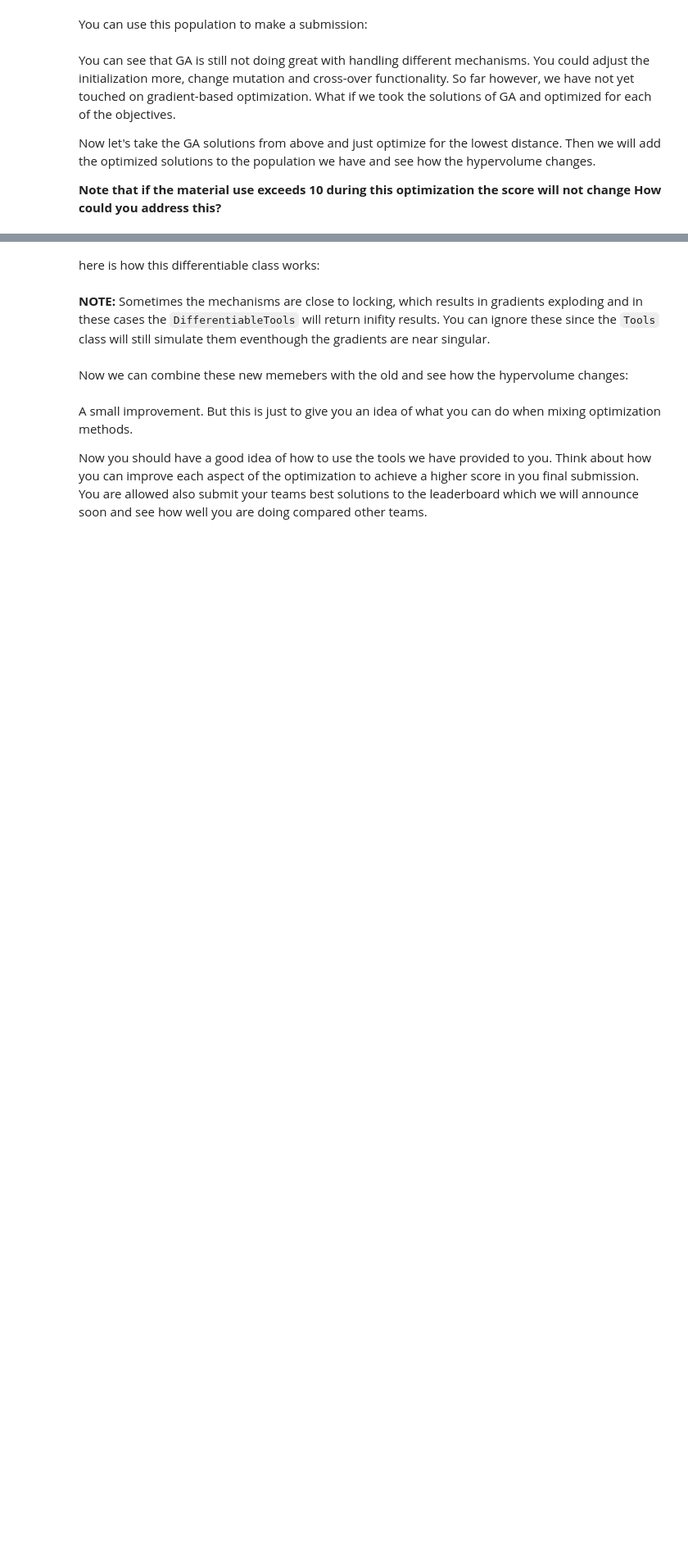
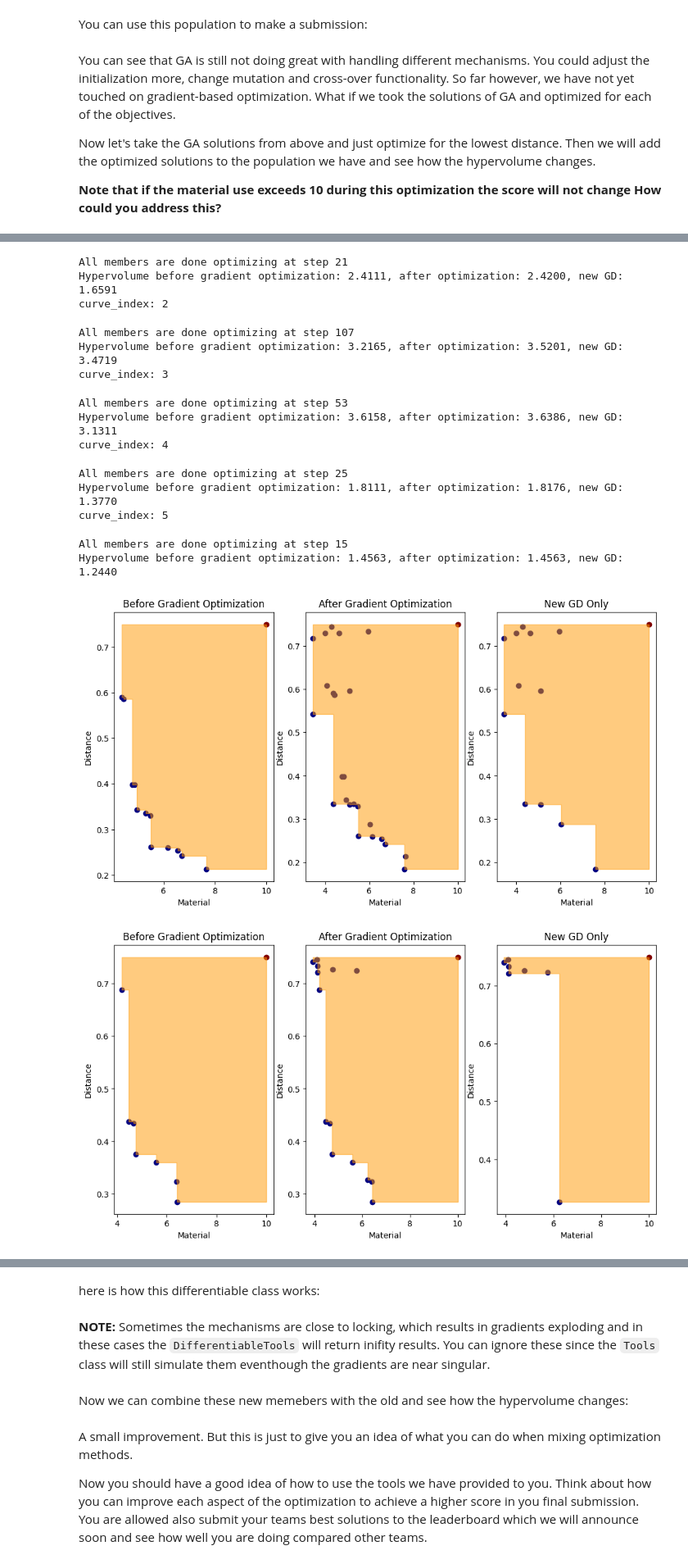
Before and after one commit to PatrykPrezyna/2155-Optimization-Challenge-Problem, a Jupyter notebook: Advanced_Starter_Notebook.ipynb, the cells around one changed output, grey strips where cells are left out. Shown: that part at 82% size. Drawn from its saved outputs; the diff is of its cells as text; code cells hidden in the pictures; blank space fills up the shorter version.

Commit message:
Creating sumbission after GD not done yet

```diff
--- a/Advanced_Starter_Notebook.ipynb
+++ b/Advanced_Starter_Notebook.ipynb
@@ -263,9 +263,6 @@ differentiable_optimization_tools = DifferentiableTools(
 differentiable_optimization_tools.compile() # compile the functions for faster runs
 # %%
 # lets make a batch from our GA results
-# curves = [0]
-# target_curves = np.load('target_curves.npy')
-# curves = range(target_curves.shape[0])
 for curve_index in curves:
     print("curve_index:", curve_index)
     x0s = []
@@ -323,7 +320,6 @@ for curve_index in curves:
 
         # keep a copy of last step
         x_last = x.copy()
-        print(x_last)
 
         # update valid members
         for i in valids:
@@ -362,21 +358,35 @@ for curve_index in curves:
             target_idxs
         )).T
 
-    print("F_before:",F_before)
+    F_new_GD = np.array(
+        PROBLEM_TOOLS(
+            x,
+            edges,
+            fixed_joints,
+            motors,
+            target_curves[curve_index],
+            target_idxs
+        )).T
 
     ref = np.array([0.75, 10.0])
     ind = HV(ref)
 
     hv_before = ind(F_before)
     hv_after = ind(F)
+    hv_new_GD = ind(F_new_GD)
 
-    print(f'Hypervolume before gradient optimization: {hv_before:.4f}, after optimization: {hv_after:.4f}')
+    print(f'Hypervolume before gradient optimization: {hv_before:.4f}, after optimization: {hv_after:.4f}, new GD: {hv_new_GD:.4f}')
 
-    plt.subplots(1, 2, figsize=(12, 6))
-    plt.subplot(1, 2, 1)
+    plt.subplots(1, 3, figsize=(12, 6))
+    plt.subplot(1, 3, 1)
     plt.title('Before Gradient Optimization')
     ga_visualizer.plot_HV(F_before, ref, objective_labels=['Distance', 'Material'], ax=plt.gca())
 
-    plt.subplot(1, 2, 2)
+    plt.subplot(1, 3, 2)
     plt.title('After Gradient Optimization')
     ga_visualizer.plot_HV(F, ref, objective_labels=['Distance', 'Material'], ax=plt.gca())
+
+    plt.subplot(1, 3, 3)
+    plt.title('New GD Only')
+    ga_visualizer.plot_HV(F_new_GD, ref, objective_labels=['Distance', 'Material'], ax=plt.gca())
+# %% [output]
@@ -382,0 +397,16 @@ for curve_index in curves:
+All members are done optimizing at step 21
+Hypervolume before gradient optimization: 2.4111, after optimization: 2.4200, new GD: 1.6591
+curve_index: 2
+All members are done optimizing at step 107
+Hypervolume before gradient optimization: 3.2165, after optimization: 3.5201, new GD: 3.4719
+curve_index: 3
+All members are done optimizing at step 53
+Hypervolume before gradient optimization: 3.6158, after optimization: 3.6386, new GD: 3.1311
+curve_index: 4
+All members are done optimizing at step 25
+Hypervolume before gradient optimization: 1.8111, after optimization: 1.8176, new GD: 1.3770
+curve_index: 5
+All members are done optimizing at step 15
+Hypervolume before gradient optimization: 1.4563, after optimization: 1.4563, new GD: 1.2440
+[figure, added]
+[figure, added]
```
Also changed, not shown: parts of 3 cells of this notebook, 5 other files.
